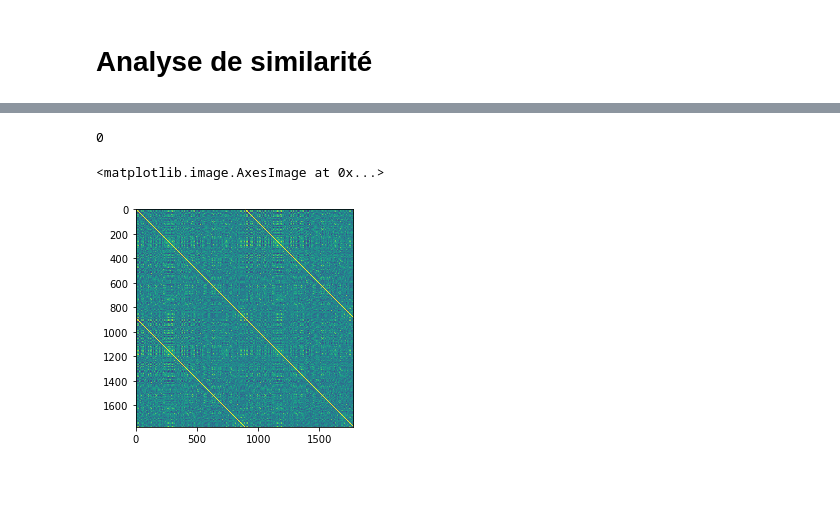
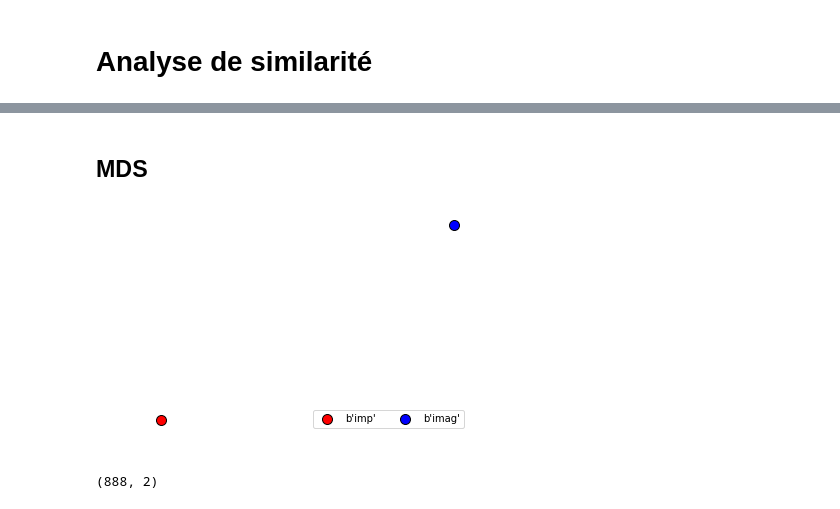
Before and after one commit to mmenoret/irm_marche, a Jupyter notebook: Similarity analysis.ipynb, the cells around one changed output, grey strips where cells are left out. Drawn from its saved outputs; the diff is of its cells as text; code cells hidden in the pictures; blank space fills up the shorter version.

```diff
--- a/Similarity analysis.ipynb
+++ b/Similarity analysis.ipynb
@@ -66,14 +93,24 @@ for i,n in enumerate(sorted(names)):
-# %%
-# Verif
-matrix_0=np.hstack((matrix[0][0],matrix[0][1],matrix[0][2],matrix[0][3]))
-matrix_1=np.hstack((matrix[1][0],matrix[1][1],matrix[1][2],matrix[1][3]))
-matrix_2=np.hstack((matrix[2][0],matrix[2][1],matrix[2][2],matrix[2][3]))
-matrix_3=np.hstack((matrix[3][0],matrix[3][1],matrix[3][2],matrix[3][3]))
-matrix_final=np.vstack((matrix_0,matrix_1,matrix_2,matrix_3))
-
-print((matrix_final!=cov_matrix).sum())
-plt.imshow(matrix_final)
-# %% [output]
-0
-<matplotlib.image.AxesImage at 0x...>
-[figure, removed]
+# %% [markdown]
+## MDS
+# %%
+from sklearn.manifold import MDS
+mds = MDS(2, random_state=0, dissimilarity='precomputed')
+summary = mds.fit_transform(dis)
+# %%
+cmap = plt.get_cmap('rainbow')
+colors = ['r', 'b']
+names = np.unique(label)
+for color, name in zip(colors, set(names)):
+    sel = np.where([this_name == name for this_name in names])[0]
+    size = 500 if name == 'human face' else 100
+    plt.scatter(summary[sel, 0], summary[sel, 1], s=size,
+               facecolors=color, label=name, edgecolors='k')
+plt.axis('off')
+plt.legend(loc='lower right', scatterpoints=1, ncol=2)
+plt.show()
+# %% [output]
+[figure, added]
+# %%
+summary.shape
+# %% [output]
+(888, 2)
```
Also changed, not shown: parts of 2 cells of this notebook, 7 other files.
